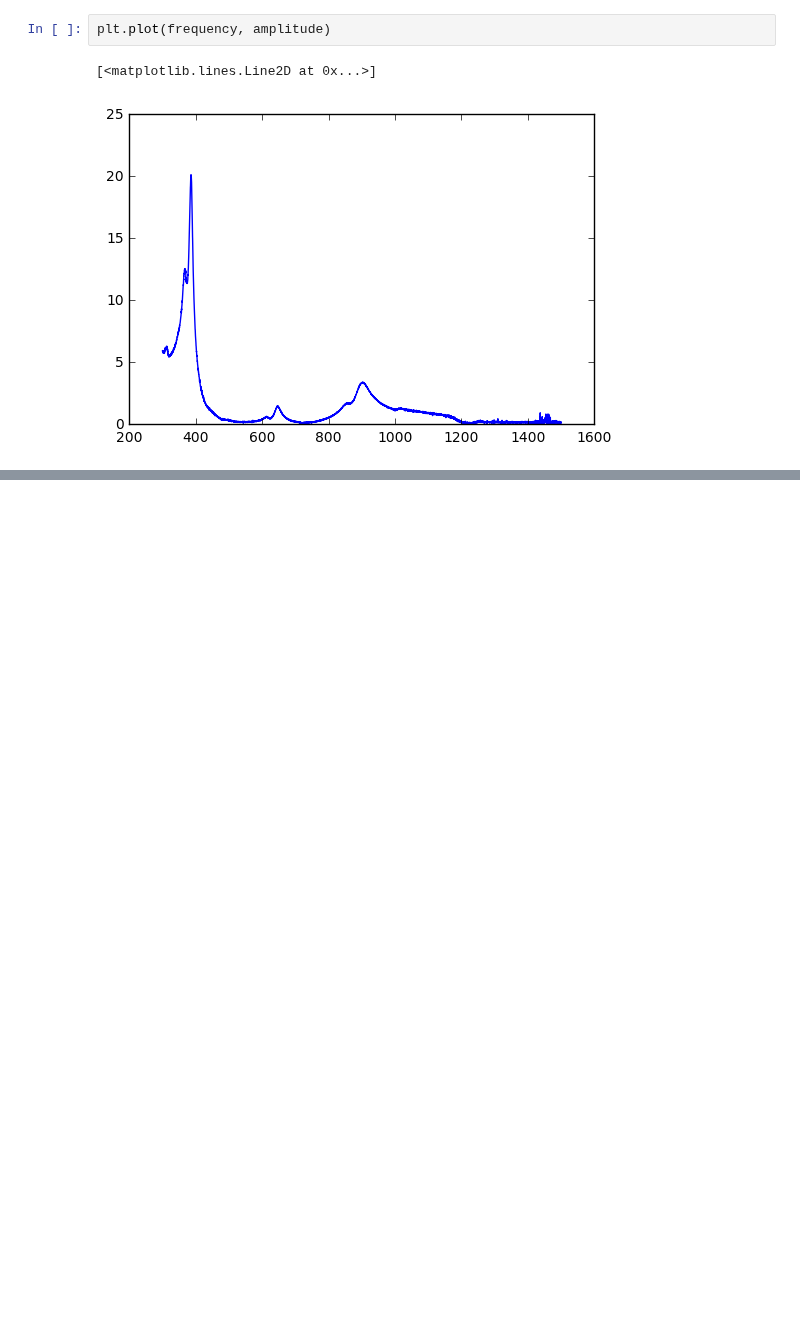
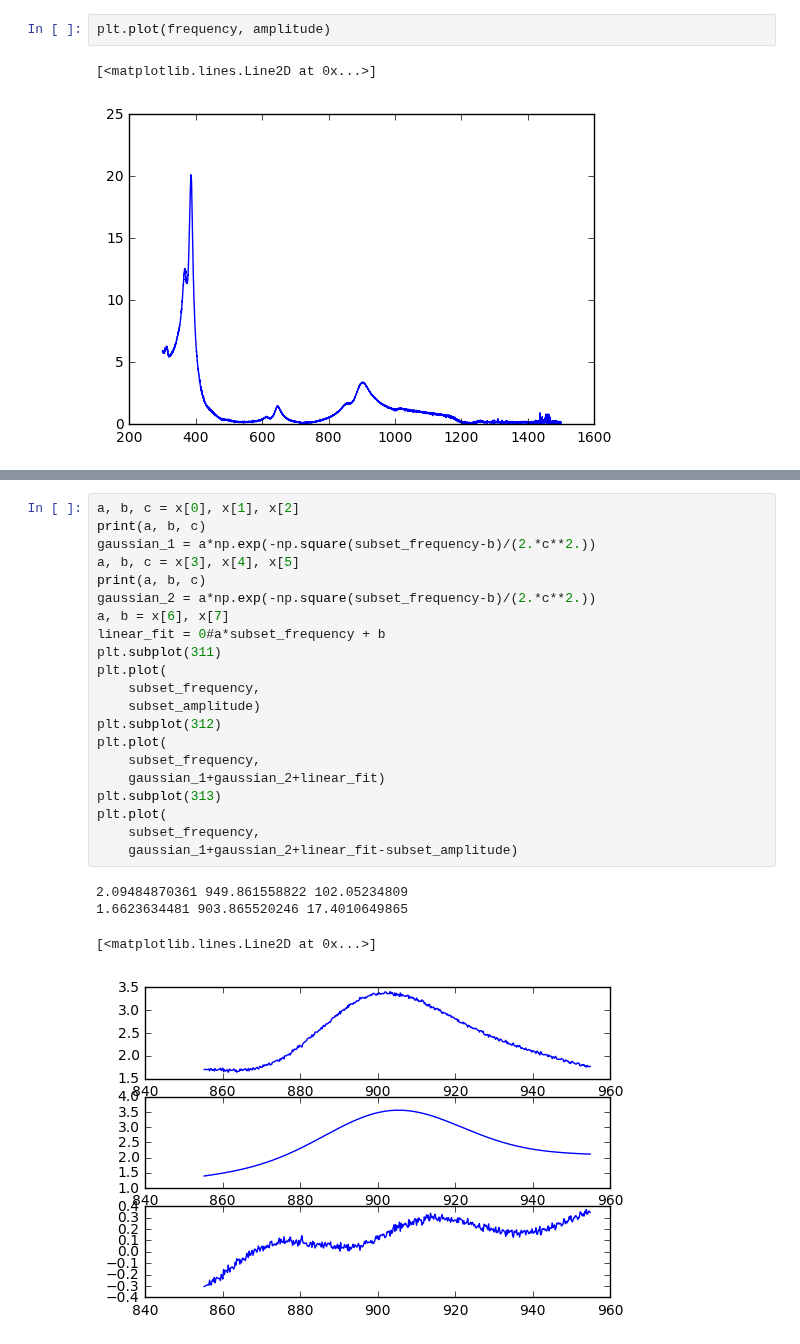
Before and after one commit to ry-dgel/Chladni, a Jupyter notebook: fitting_frequency_scan.ipynb, the cells around one changed output, grey strips where cells are left out. Saved outputs shown, nothing was run; the diff lists cells and outputs as text; blank space fills up the shorter version.

```diff
--- a/fitting_frequency_scan.ipynb
+++ b/fitting_frequency_scan.ipynb
@@ -24,0 +46,26 @@ plt.plot(
+# %%
+a, b, c = x[0], x[1], x[2]
+print(a, b, c)
+gaussian_1 = a*np.exp(-np.square(subset_frequency-b)/(2.*c**2.))
+a, b, c = x[3], x[4], x[5]
+print(a, b, c)
+gaussian_2 = a*np.exp(-np.square(subset_frequency-b)/(2.*c**2.))
+a, b = x[6], x[7]
+linear_fit = 0#a*subset_frequency + b
+plt.subplot(311)
+plt.plot(
+    subset_frequency,
+    subset_amplitude)
+plt.subplot(312)
+plt.plot(
+    subset_frequency,
+    gaussian_1+gaussian_2+linear_fit)
+plt.subplot(313)
+plt.plot(
+    subset_frequency,
+    gaussian_1+gaussian_2+linear_fit-subset_amplitude)
+# %% [output]
+2.09484870361 949.861558822 102.05234809
+1.6623634481 903.865520246 17.4010649865
+[<matplotlib.lines.Line2D at 0x...>]
+[figure, added]
```
Also changed, not shown: parts of 3 cells of this notebook.
